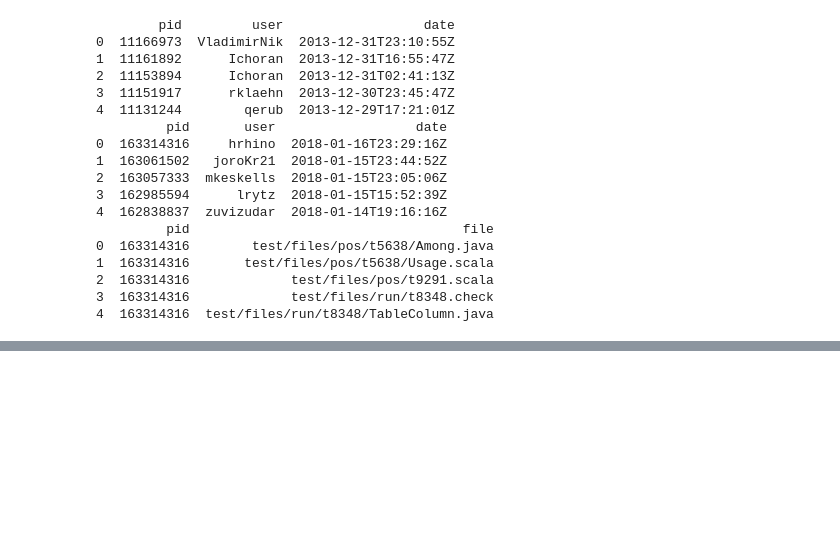
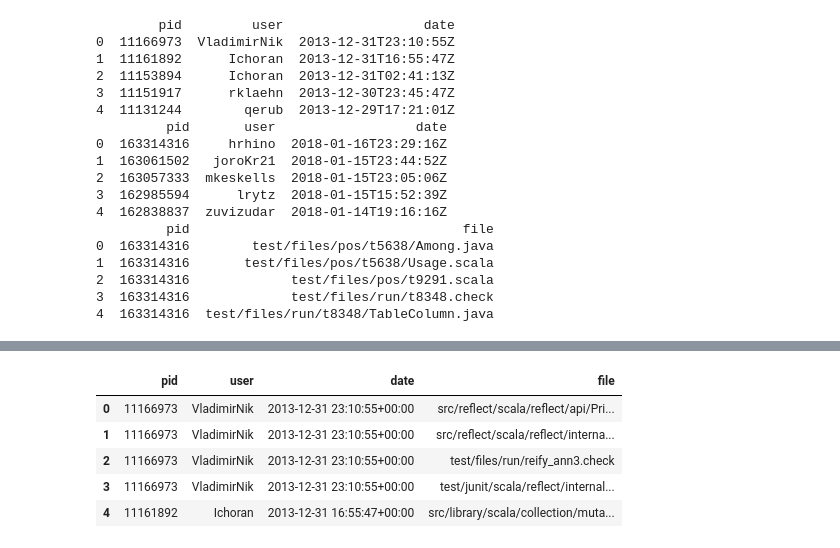
Before and after one commit to Yira-Yareth/Project-_The_GitHub_History_of_the_Scala_Language, a Jupyter notebook: The_GithHub_History.ipynb, the cells around one changed output, grey strips where cells are left out. Saved outputs shown, nothing was run; the diff lists cells and outputs as text; code cells hidden in the pictures; blank space fills up the shorter version.

```diff
--- a/The_GithHub_History.ipynb
+++ b/The_GithHub_History.ipynb
@@ -48,0 +68,11 @@ print(pull_files.head())
+# %%
+# Merge the two DataFrames
+data = pulls.merge(pull_files,on="pid")
+data.head()
+# %% [output]
+|  | pid | user | date | file |
+| 0 | 11166973 | VladimirNik | 2013-12-31 23:10:55+00:00 | src/reflect/scala/reflect/api/Pri... |
+| 1 | 11166973 | VladimirNik | 2013-12-31 23:10:55+00:00 | src/reflect/scala/reflect/interna... |
+| 2 | 11166973 | VladimirNik | 2013-12-31 23:10:55+00:00 | test/files/run/reify_ann3.check |
+| 3 | 11166973 | VladimirNik | 2013-12-31 23:10:55+00:00 | test/junit/scala/reflect/internal... |
+| 4 | 11161892 | Ichoran | 2013-12-31 16:55:47+00:00 | src/library/scala/collection/muta... |
```
Also changed, not shown: parts of 19 cells of this notebook.
